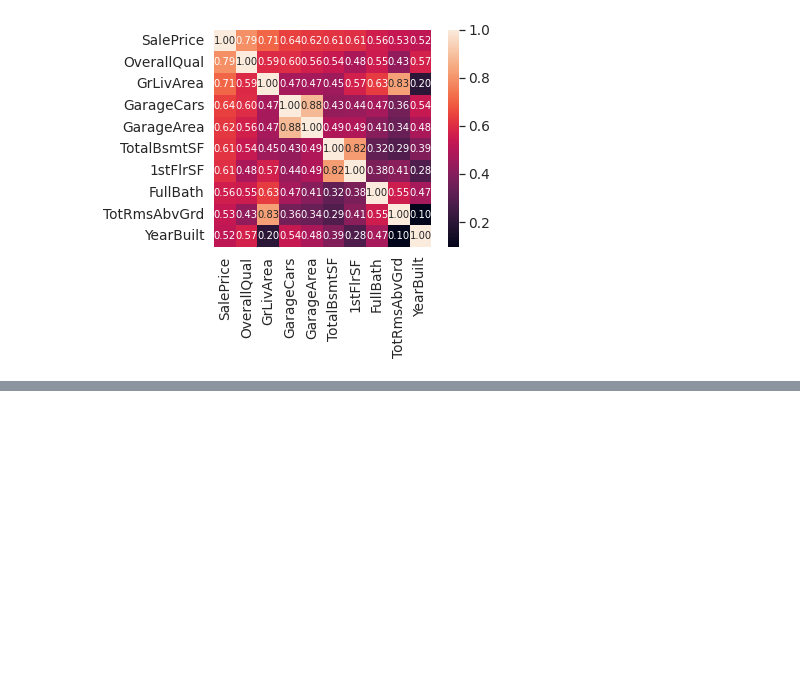
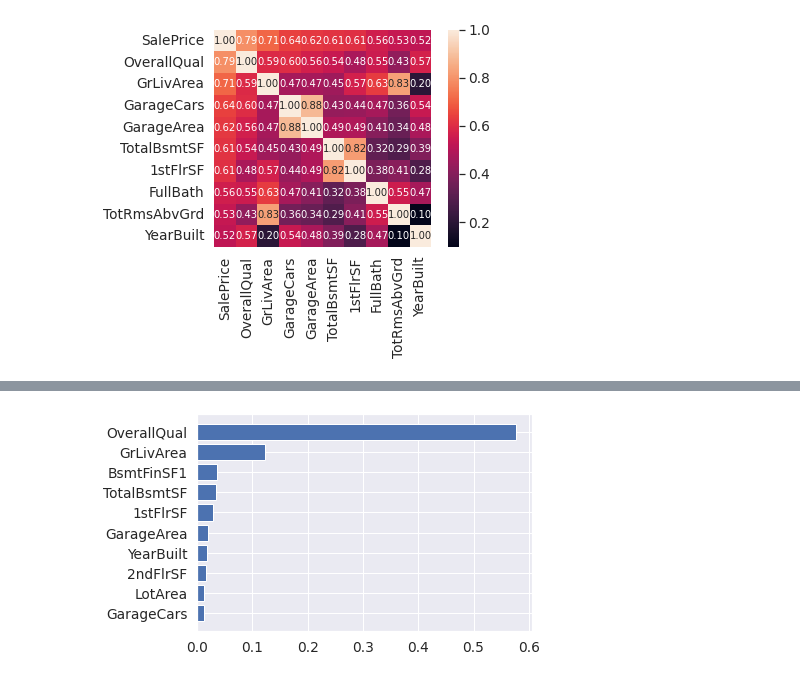
Before and after one commit to LapoDini/WorkInProgress, a Jupyter notebook: house-price-eda.ipynb, the cells around one changed output, grey strips where cells are left out. Cells and saved outputs as stored; diff of their text form; code cells hidden in the pictures; blank space fills up the shorter version.

Commit message:
Kaggle Notebook | House Price EDA | Version 10

```diff
--- a/house-price-eda.ipynb
+++ b/house-price-eda.ipynb
@@ -651,0 +811,23 @@ plt.show()
+# %%
+from sklearn.model_selection import train_test_split
+
+# Create our train test split
+X = df.drop('SalePrice', axis = 1)
+y = df['SalePrice']
+
+X_train, X_test, y_train, y_test = train_test_split(X, y, test_size = 0.3)
+# %%
+# Importing model
+from sklearn.ensemble import RandomForestRegressor
+from sklearn.metrics import mean_squared_error, mean_squared_log_error
+
+reg = RandomForestRegressor(random_state = 42)
+reg.fit(X_train, y_train)
+reg.score(X_test, y_test)
+
+predictions = reg.predict(X_test)
+mse = mean_squared_error(y_test, predictions)
+msle = mean_squared_log_error(y_test, predictions)
+
+print(f'Mean Squared Error: {mse}')
+print(f'Mean Squared Log Error: {msle}')
@@ -651,0 +837,4 @@ plt.show()
+# %%
+# Feature importance.
+importance = reg.feature_importances_
+len(importance), len(df.columns)
@@ -651,0 +843,4 @@ plt.show()
+# %%
+imp = pd.DataFrame({"Features": X.columns,
+                    "Importance": importance}).sort_values('Importance', ascending = False).reset_index(drop = True)
+imp.head()
@@ -651,0 +854,6 @@ plt.show()
+# %%
+fig, ax = plt.subplots()
+ax.barh(imp['Features'][:10], imp['Importance'][:10])
+ax.invert_yaxis();
+# %% [output]
+[figure, added]
```
Also changed, not shown: parts of 17 cells of this notebook.
